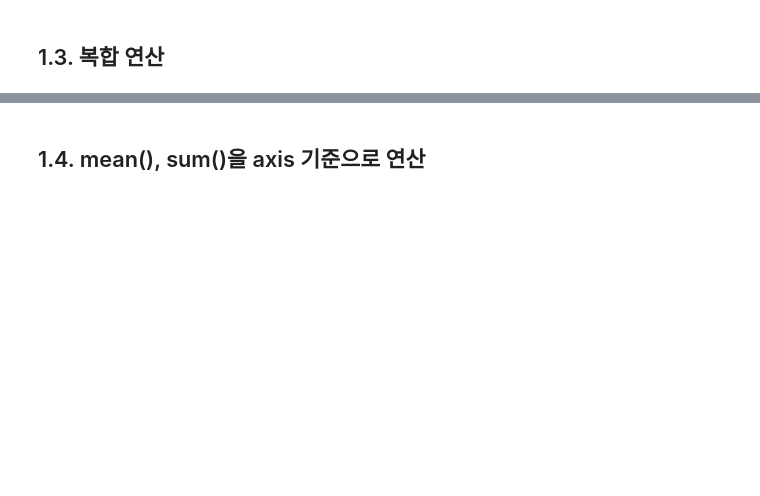
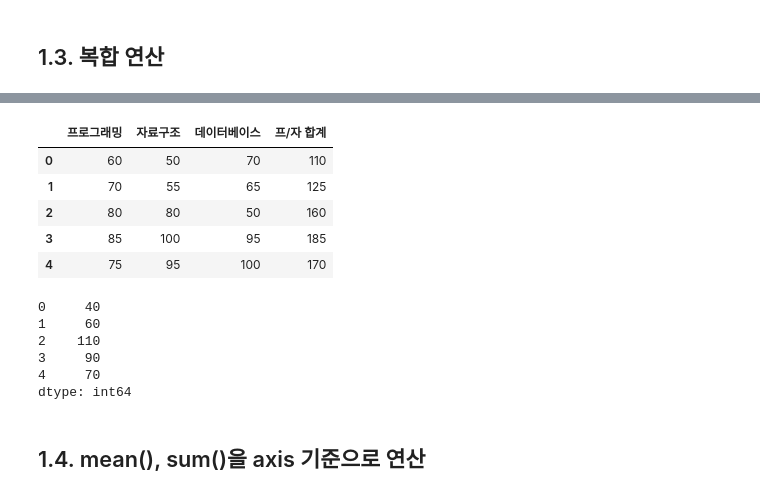
Before and after one commit to BoonDoPark/ICT-UI-, a Jupyter notebook: Traning 3Month/1 Week/21.07.05.Pandas04.ipynb, the cells around one changed output, grey strips where cells are left out. Cells and saved outputs as stored; diff of their text form; code cells hidden in the pictures; blank space fills up the shorter version.

```diff
--- a/Traning 3Month/1 Week/21.07.05.Pandas04.ipynb
+++ b/Traning 3Month/1 Week/21.07.05.Pandas04.ipynb
@@ -68,2 +113,7 @@ Name: 프로그래밍, dtype: int64
 # %% [markdown]
 ## 1.3. 복합 연산
+# %%
+df = pd.DataFrame({'프로그래밍': [60, 70, 80, 85, 75],
+                   '자료구조': [50, 55, 80, 100, 95],
+                   '데이터베이스': [70, 65, 50, 95, 100] })
+df
@@ -70,2 +127,21 @@ Name: 프로그래밍, dtype: int64
+# %%
+df['프/자 합계'] = df['프로그래밍']+df['자료구조']
+df
+# %% [output]
+|  | 프로그래밍 | 자료구조 | 데이터베이스 | 프/자 합계 |
+| 0 | 60 | 50 | 70 | 110 |
+| 1 | 70 | 55 | 65 | 125 |
+| 2 | 80 | 80 | 50 | 160 |
+| 3 | 85 | 100 | 95 | 185 |
+| 4 | 75 | 95 | 100 | 170 |
+# %%
+df['프로그래밍']+df['자료구조']-df['데이터베이스']
+# %% [output]
+0     40
+1     60
+2    110
+3     90
+4     70
+dtype: int64
 # %% [markdown]
 ## 1.4. mean(), sum()을 axis 기준으로 연산
```
Also changed, not shown: parts of 12 cells of this notebook.
